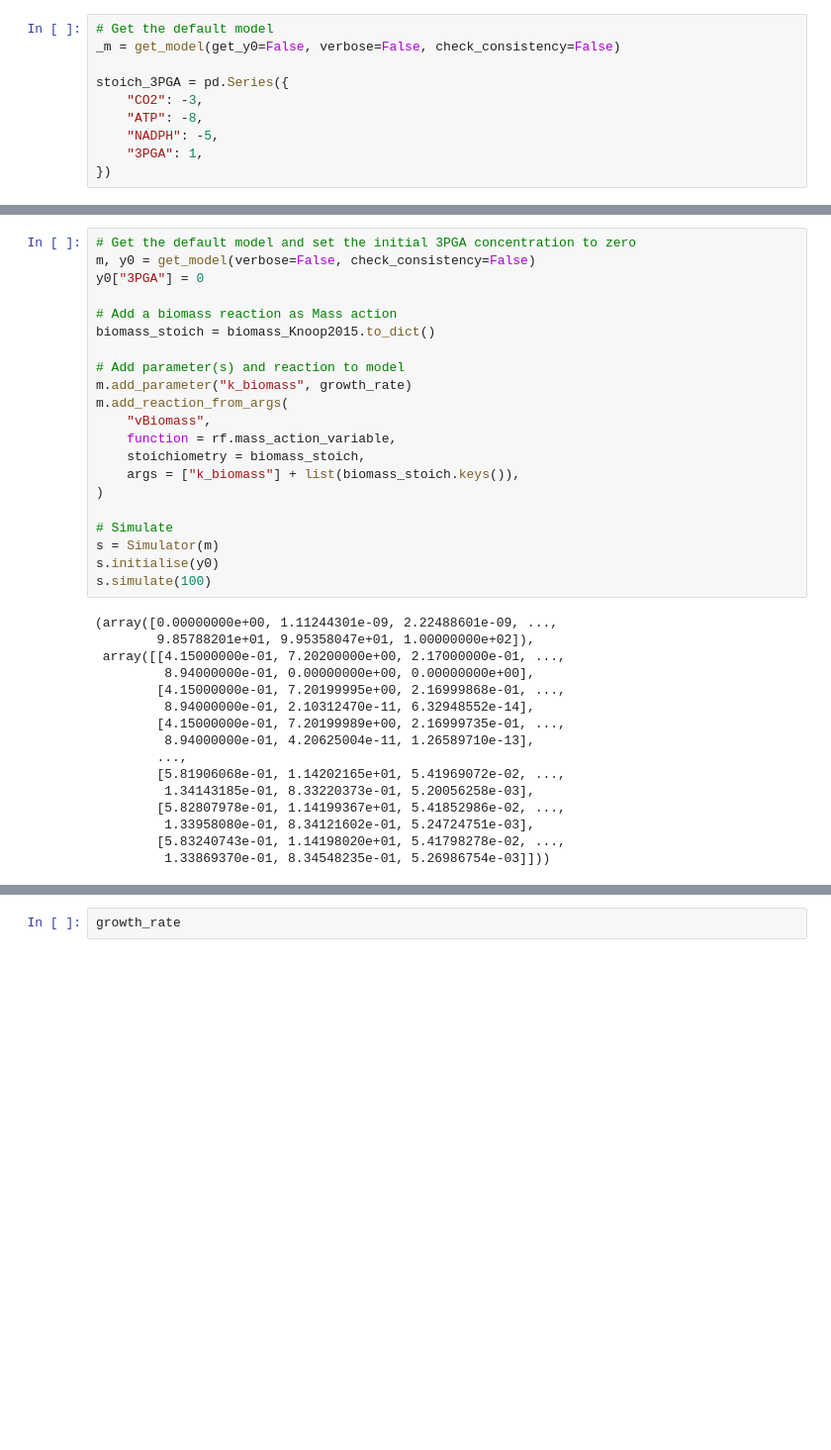
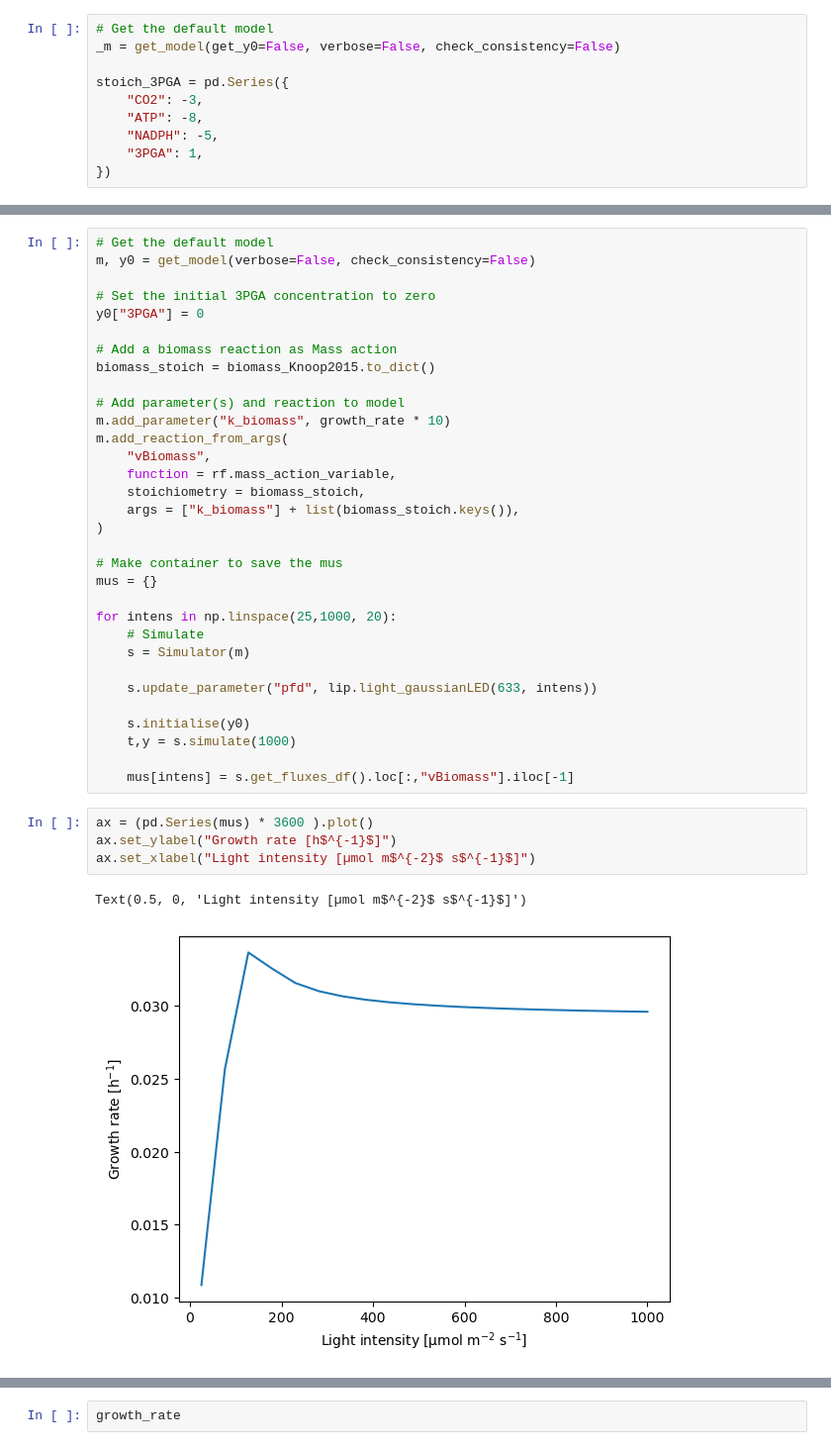
Before and after one commit to Computational-Biology-Aachen/synechocystis-photosynthesis-2024, a Jupyter notebook: Notebooks/get_biomass_function.ipynb, the cells around one changed output, grey strips where cells are left out. Shown at 99% size. Saved outputs shown, nothing was run; the diff lists cells and outputs as text; blank space fills up the shorter version.

```diff
--- a/Notebooks/get_biomass_function.ipynb
+++ b/Notebooks/get_biomass_function.ipynb
@@ -436,13 +438,15 @@ biomass_Knoop2015 = biomass_Knoop2015 / nChl_DW # [mmol mol(Chl)^-1]
 # %%
-# Get the default model and set the initial 3PGA concentration to zero
+# Get the default model
 m, y0 = get_model(verbose=False, check_consistency=False)
+
+# Set the initial 3PGA concentration to zero
 y0["3PGA"] = 0
 
 # Add a biomass reaction as Mass action
 biomass_stoich = biomass_Knoop2015.to_dict()
 
 # Add parameter(s) and reaction to model
-m.add_parameter("k_biomass", growth_rate)
+m.add_parameter("k_biomass", growth_rate * 10)
 m.add_reaction_from_args(
     "vBiomass",
     function = rf.mass_action_variable,
@@ -450,26 +454,26 @@ m.add_reaction_from_args(
     args = ["k_biomass"] + list(biomass_stoich.keys()),
 )
 
-# Simulate
-s = Simulator(m)
-s.initialise(y0)
-s.simulate(100)
+# Make container to save the mus
+mus = {}
+
+for intens in np.linspace(25,1000, 20):
+    # Simulate
+    s = Simulator(m)
+
+    s.update_parameter("pfd", lip.light_gaussianLED(633, intens))
+
+    s.initialise(y0)
+    t,y = s.simulate(1000)
+
+    mus[intens] = s.get_fluxes_df().loc[:,"vBiomass"].iloc[-1]
-# %% [output]
-(array([0.00000000e+00, 1.11244301e-09, 2.22488601e-09, ...,
-        9.85788201e+01, 9.95358047e+01, 1.00000000e+02]),
- array([[4.15000000e-01, 7.20200000e+00, 2.17000000e-01, ...,
-         8.94000000e-01, 0.00000000e+00, 0.00000000e+00],
-        [4.15000000e-01, 7.20199995e+00, 2.16999868e-01, ...,
-         8.94000000e-01, 2.10312470e-11, 6.32948552e-14],
-        [4.15000000e-01, 7.20199989e+00, 2.16999735e-01, ...,
-         8.94000000e-01, 4.20625004e-11, 1.26589710e-13],
-        ...,
-        [5.81906068e-01, 1.14202165e+01, 5.41969072e-02, ...,
-         1.34143185e-01, 8.33220373e-01, 5.20056258e-03],
-        [5.82807978e-01, 1.14199367e+01, 5.41852986e-02, ...,
-         1.33958080e-01, 8.34121602e-01, 5.24724751e-03],
-        [5.83240743e-01, 1.14198020e+01, 5.41798278e-02, ...,
-         1.33869370e-01, 8.34548235e-01, 5.26986754e-03]]))
+# %%
+ax = (pd.Series(mus) * 3600 ).plot()
+ax.set_ylabel("Growth rate [h$^{-1}$]")
+ax.set_xlabel("Light intensity [µmol m$^{-2}$ s$^{-1}$]")
+# %% [output]
+Text(0.5, 0, 'Light intensity [µmol m$^{-2}$ s$^{-1}$]')
+[figure, added]
 # %%
 s.plot_selection(["ATP", "NADPH", "3PGA"])
 # %% [output]
```
Also changed, not shown: parts of 6 cells of this notebook.
